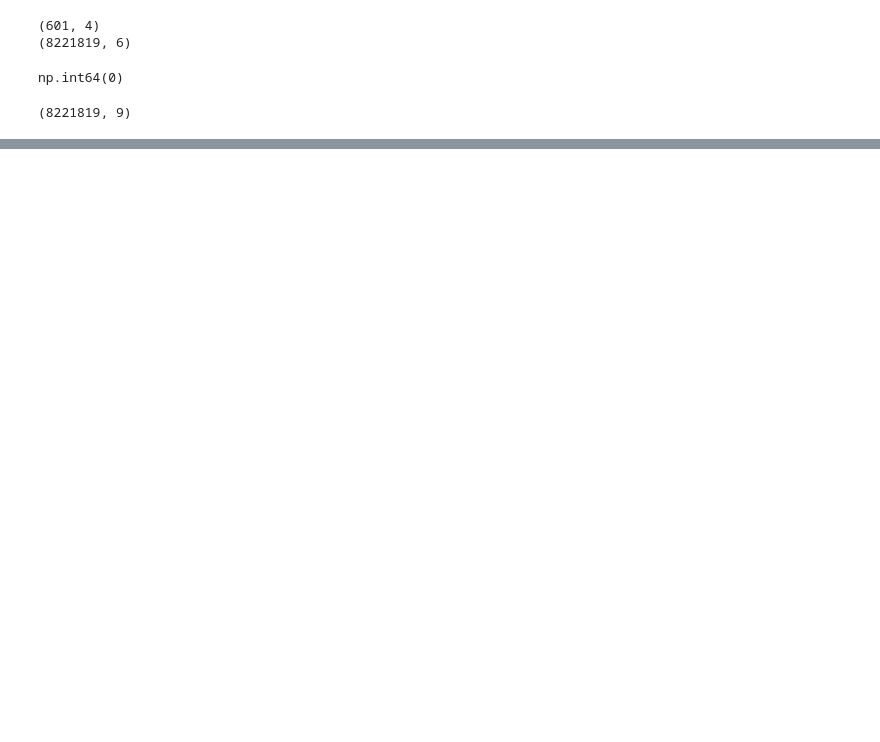
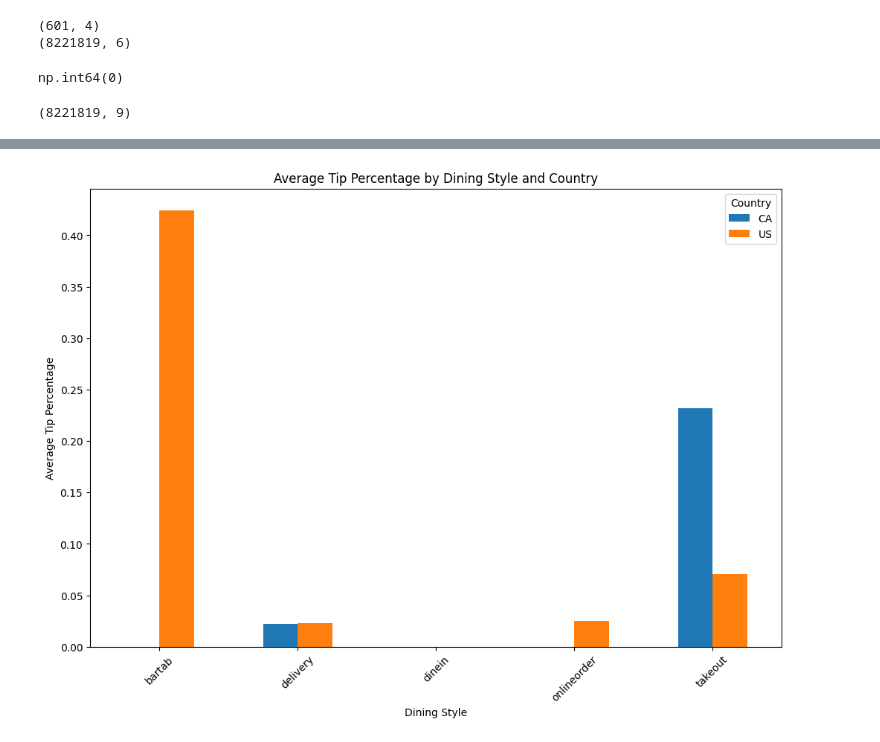
Before and after one commit to Andrew-Girgis/TouchBistro-CxC, a Jupyter notebook: TouchBistro.ipynb, the cells around one changed output, grey strips where cells are left out. Drawn from its saved outputs; the diff is of its cells as text; code cells hidden in the pictures; blank space fills up the shorter version.

```diff
--- a/TouchBistro.ipynb
+++ b/TouchBistro.ipynb
@@ -161,0 +174,20 @@ KeyError: 'Column not found: bill_total_net'
+# %%
+# Calculate the tip percentage
+merged_df['tip_percentage'] = merged_df['payment_total_tip'] / merged_df['bill_total_net']
+
+# Group by country and order_take_out_type_label and calculate the average tip percentage
+avg_tip_percentage_df = merged_df.groupby(['country', 'order_take_out_type_label'])['tip_percentage'].mean().reset_index()
+
+# Pivot the DataFrame for better visualization
+avg_tip_percentage_pivot = avg_tip_percentage_df.pivot(index='order_take_out_type_label', columns='country', values='tip_percentage')
+
+# Plot the data
+avg_tip_percentage_pivot.plot(kind='bar', figsize=(12, 8))
+plt.title('Average Tip Percentage by Dining Style and Country')
+plt.xlabel('Dining Style')
+plt.ylabel('Average Tip Percentage')
+plt.xticks(rotation=45)
+plt.legend(title='Country')
+plt.show()
+# %% [output]
+[figure, added]
```
Also changed, not shown: parts of 7 cells of this notebook.
